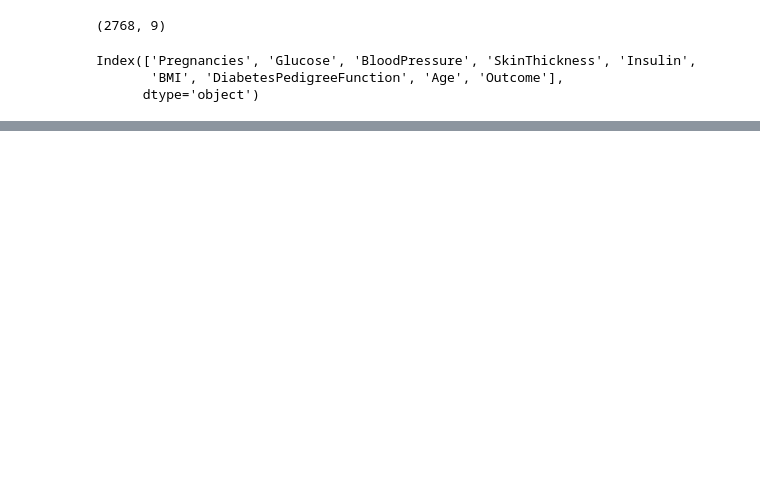
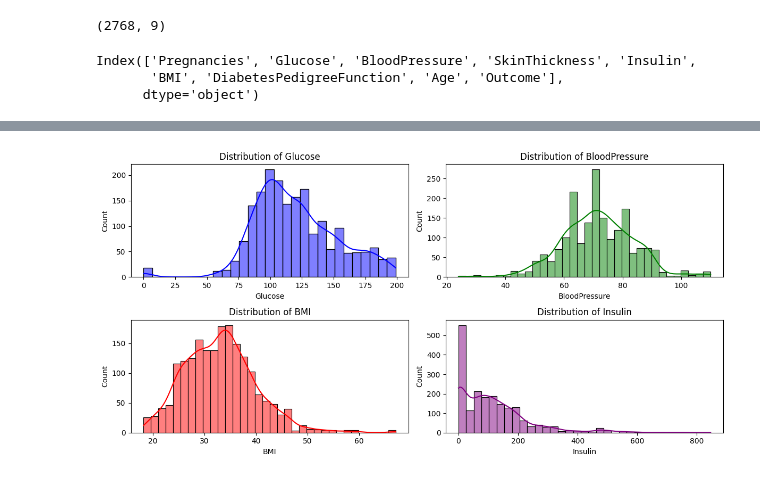
Before and after one commit to Toressy/Diabetes_prediction, a Jupyter notebook: diabetes-prediction.ipynb, the cells around one changed output, grey strips where cells are left out. Saved outputs shown, nothing was run; the diff lists cells and outputs as text; code cells hidden in the pictures; blank space fills up the shorter version.

```diff
--- a/diabetes-prediction.ipynb
+++ b/diabetes-prediction.ipynb
@@ -114,0 +201,22 @@ Index(['Pregnancies', 'Glucose', 'BloodPressure', 'SkinThickness', 'Insulin',
+# %%
+plt.figure(figsize=(12, 6))
+plt.subplot(2, 2, 1)
+sns.histplot(df['Glucose'], kde=True, color='blue')
+plt.title('Distribution of Glucose')
+
+plt.subplot(2, 2, 2)
+sns.histplot(df['BloodPressure'], kde=True, color='green')
+plt.title('Distribution of BloodPressure')
+
+plt.subplot(2, 2, 3)
+sns.histplot(df['BMI'], kde=True, color='red')
+plt.title('Distribution of BMI')
+
+plt.subplot(2, 2, 4)
+sns.histplot(df['Insulin'], kde=True, color='purple')
+plt.title('Distribution of Insulin')
+
+plt.tight_layout()
+plt.show()
+# %% [output]
+[figure, added]
```
Also changed, not shown: parts of 35 cells of this notebook.
